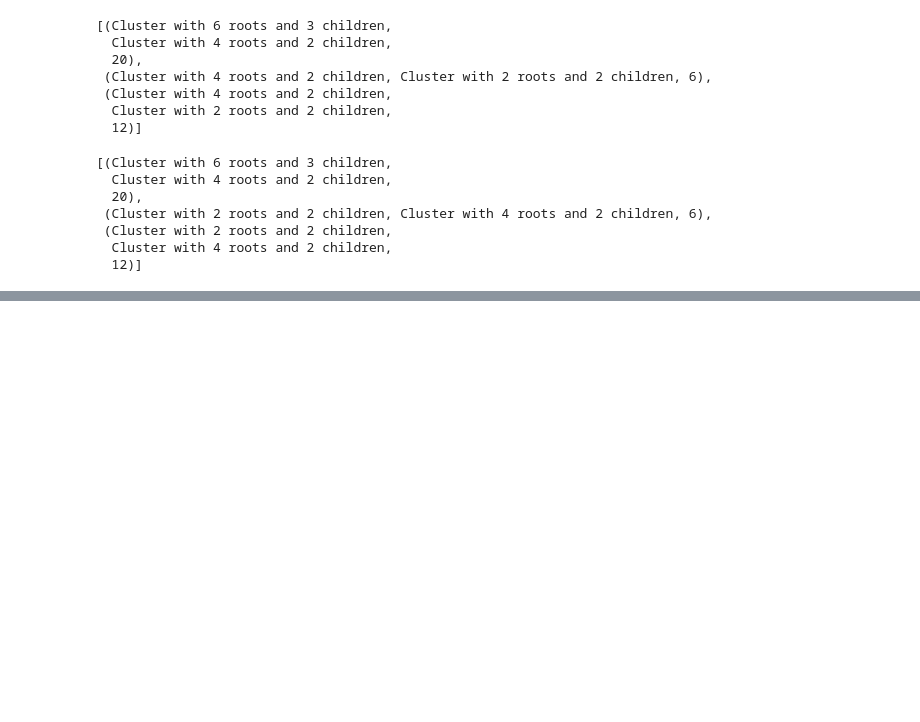
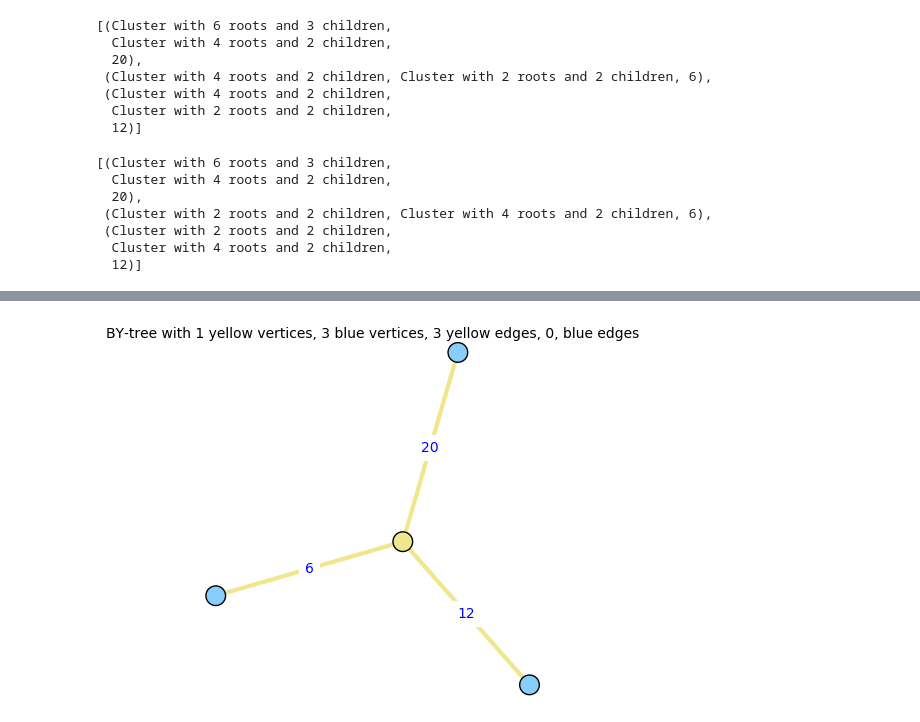
Before and after one commit to alexjbest/cluster-pictures, a Jupyter notebook: by-trees.ipynb, the cells around one changed output, grey strips where cells are left out. Drawn from its saved outputs; the diff is of its cells as text; code cells hidden in the pictures; blank space fills up the shorter version.

```diff
--- a/by-trees.ipynb
+++ b/by-trees.ipynb
@@ -247,2 +196,20 @@ Cluster with 4 roots and 2 children
 # %%
 T.edges_incident??
+# %%
+K = Qp(7,150)
+x = polygen(K)
+L = K.extension(x^2 + 1, names='a')
+x = polygen(L)
+L2 = L.extension(x^2 - 7, names='b')
+x = polygen(L2)
+H = HyperellipticCurve((x^2+7^2)*(x^2-7^(15))*(x-7^6)*(x-7^6-7^9))
+R = Cluster.from_curve(H)
+a = R.children()[0]
+t1 = a.children()[0]
+t2 = a.children()[1]
+# %%
+T = R.BY_tree()
+# %%
+T
+# %% [output]
+[figure, added]
```
Also changed, not shown: parts of 16 cells of this notebook, 2 other files.
